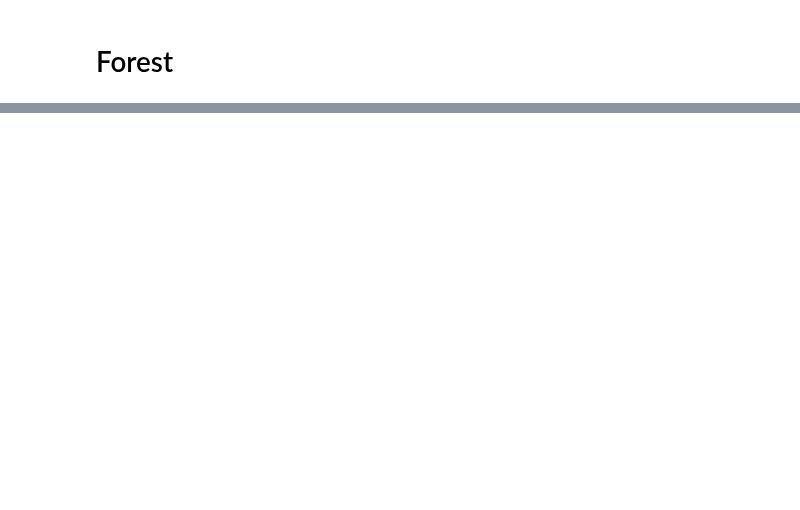
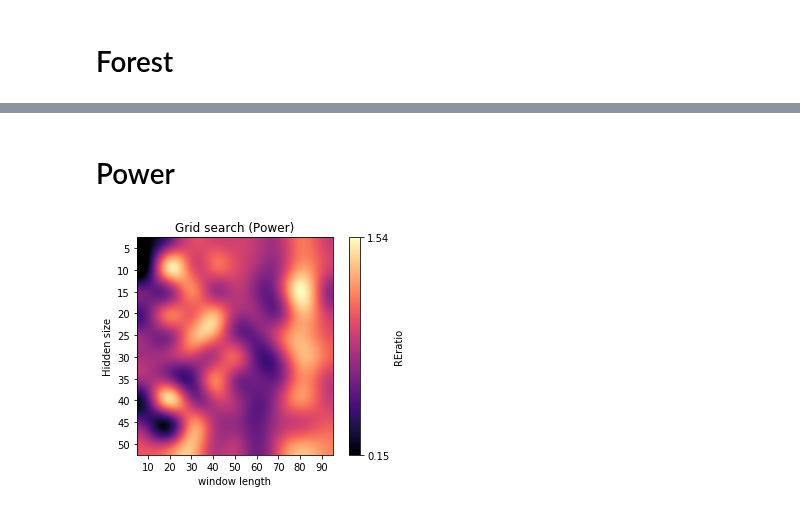
Before and after one commit to binli826/LSTM-Autoencoders, a Jupyter notebook: src/GridSearch/Visualization.ipynb, the cells around one changed output, grey strips where cells are left out. Saved outputs shown, nothing was run; the diff lists cells and outputs as text; code cells hidden in the pictures; blank space fills up the shorter version.

```diff
--- a/src/GridSearch/Visualization.ipynb
+++ b/src/GridSearch/Visualization.ipynb
@@ -96,0 +96,28 @@ plt.show()
+# %% [markdown]
+# Power
+# %%
+f = open("C:/Users/Bin/Desktop/Thesis/code/src/GridSearch/power_results.txt","r")
+data = []
+for _ in range(10):
+    tmp = []
+    for _ in range(9):
+        tmp.append(float(f.readline().strip("[|]\n|]").split(", ")[-1]))
+    data.append(tmp)
+up, down = float("%.2f" %(np.array(data).ravel().max())), float("%.2f" %(np.array(data).ravel().min()))
+fig, ax = plt.subplots()
+
+cax = ax.imshow(data, interpolation='lanczos', cmap=cm.magma)
+ax.set_title('Grid search (Power)')
+ax.set_xticks(range(0,9))
+ax.set_xticklabels(range(10,100,10))
+ax.set_xlabel("window length")
+ax.set_yticks(range(0,10))
+ax.set_yticklabels(range(5,55,5))
+ax.set_ylabel("Hidden size")
+cbar = fig.colorbar(cax, ticks=[down,up])
+cbar.ax.set_yticklabels([str(down),str(up)])
+cax.set_clim(down,up)
+cbar.ax.set_ylabel("REratio")
+plt.show()
+# %% [output]
+[figure, added]
```
Also changed, not shown: parts of 5 cells of this notebook, 27 other files.
